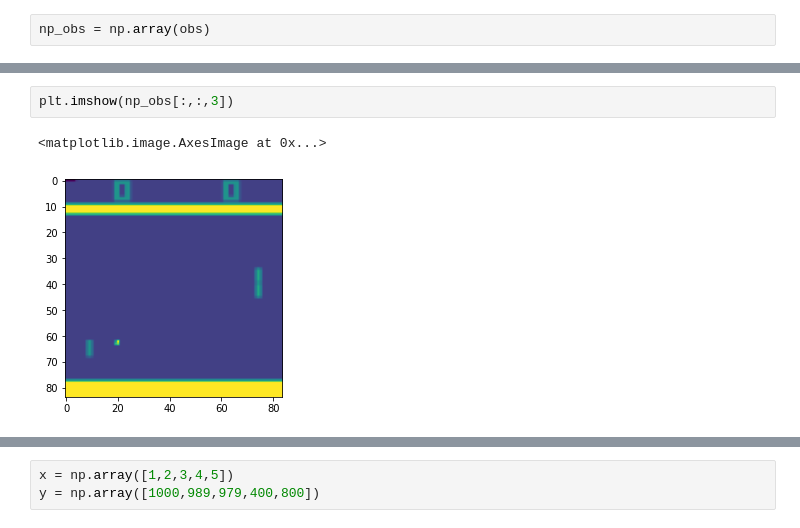
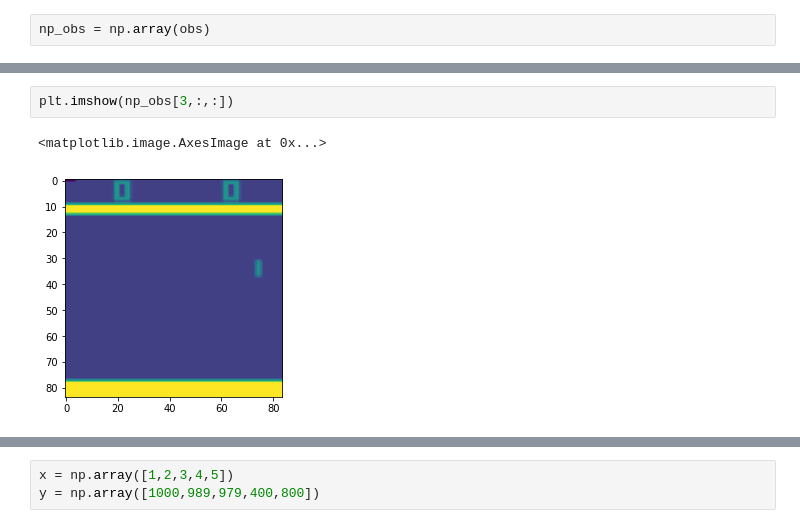
Before and after one commit to vgangal101/Human_Level_Control_DRL_DQN, a Jupyter notebook: rl_debugging.ipynb, the cells around one changed output, grey strips where cells are left out. Cells and saved outputs as stored; diff of their text form.

```diff
--- a/rl_debugging.ipynb
+++ b/rl_debugging.ipynb
@@ -143,8 +113,8 @@ plt.imshow(np_obs[:,:,2])
 # %%
-plt.imshow(np_obs[:,:,3])
+plt.imshow(np_obs[3,:,:])
 # %% [output]
 <matplotlib.image.AxesImage at 0x...>
-[figure, old version]
+[figure, new version]
 # %%
 np.random.rand(1)[0]
 # %% [output]
```
Also changed, not shown: parts of 22 cells of this notebook, 2 other files.
